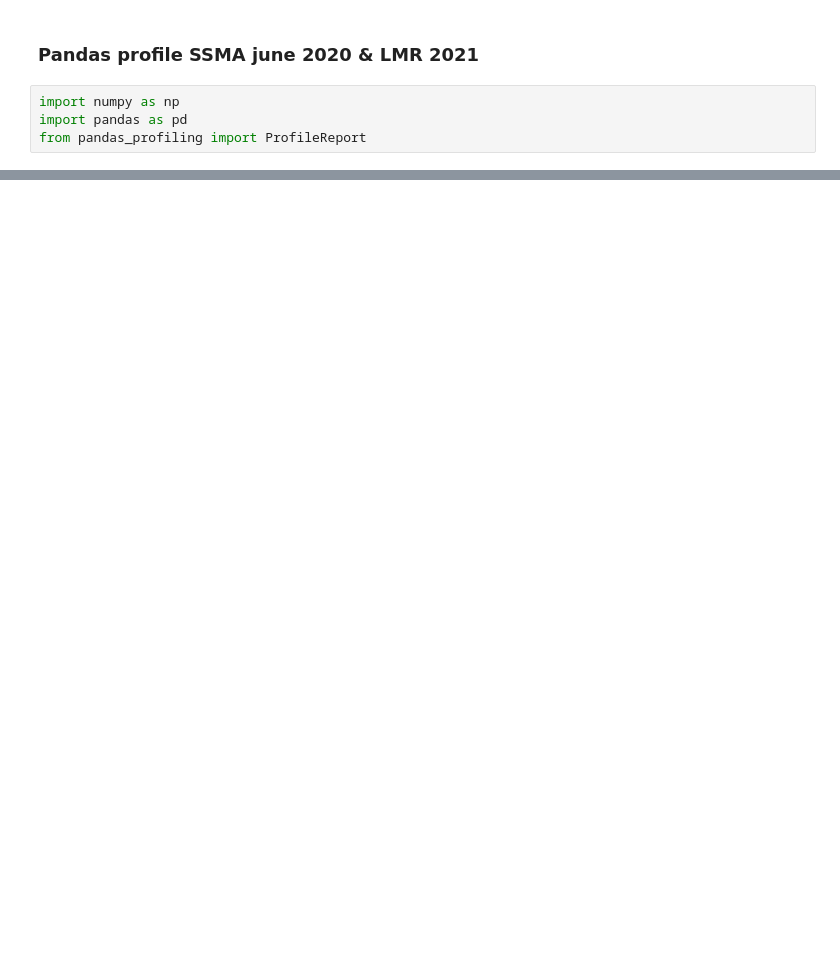
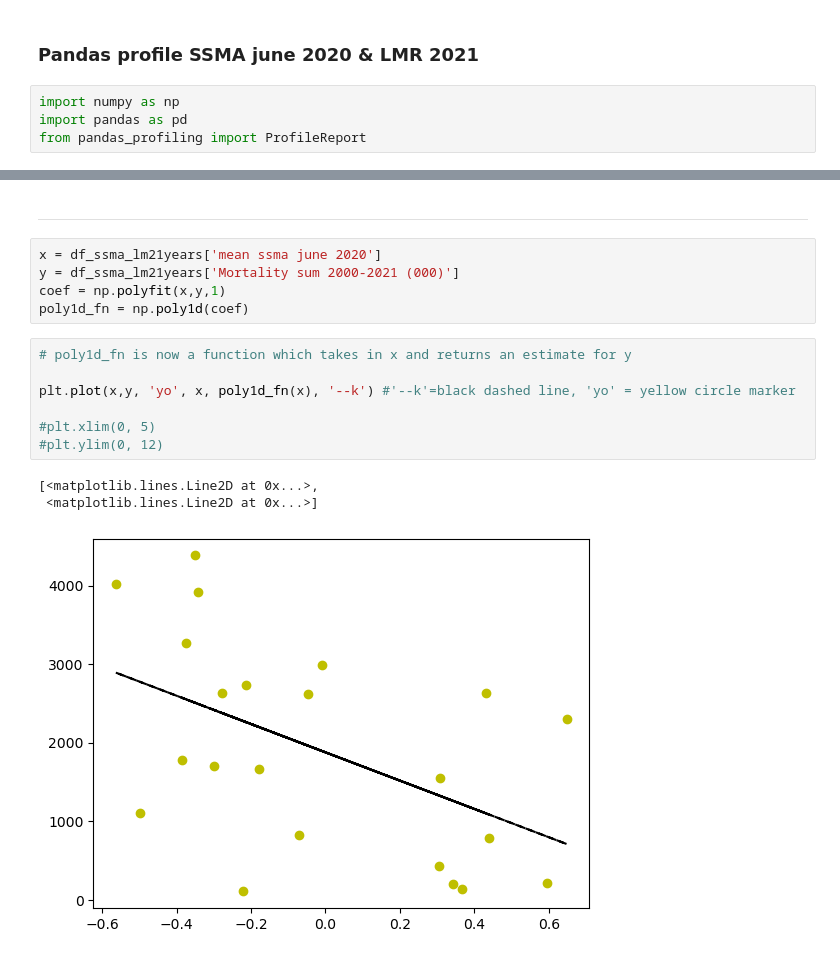
Before and after one commit to astervolta/SM-repo, a Jupyter notebook: 1.geemap_SMAP_SSMA_one_month_query_to_STATS.ipynb, the cells around one changed output, grey strips where cells are left out. Saved outputs shown, nothing was run; the diff lists cells and outputs as text; blank space fills up the shorter version.

Commit message:
correlations, best fit line attempt

```diff
--- a/1.geemap_SMAP_SSMA_one_month_query_to_STATS.ipynb
+++ b/1.geemap_SMAP_SSMA_one_month_query_to_STATS.ipynb
@@ -203,0 +204,18 @@ corr.style.background_gradient(cmap='coolwarm')
+# %% [markdown]
+---
+# %%
+x = df_ssma_lm21years['mean ssma june 2020']
+y = df_ssma_lm21years['Mortality sum 2000-2021 (000)']
+coef = np.polyfit(x,y,1)
+poly1d_fn = np.poly1d(coef)
+# %%
+# poly1d_fn is now a function which takes in x and returns an estimate for y
+
+plt.plot(x,y, 'yo', x, poly1d_fn(x), '--k') #'--k'=black dashed line, 'yo' = yellow circle marker
+
+#plt.xlim(0, 5)
+#plt.ylim(0, 12)
+# %% [output]
+[<matplotlib.lines.Line2D at 0x...>,
+ <matplotlib.lines.Line2D at 0x...>]
+[figure, added]
```
Also changed, not shown: parts of 29 cells of this notebook.
